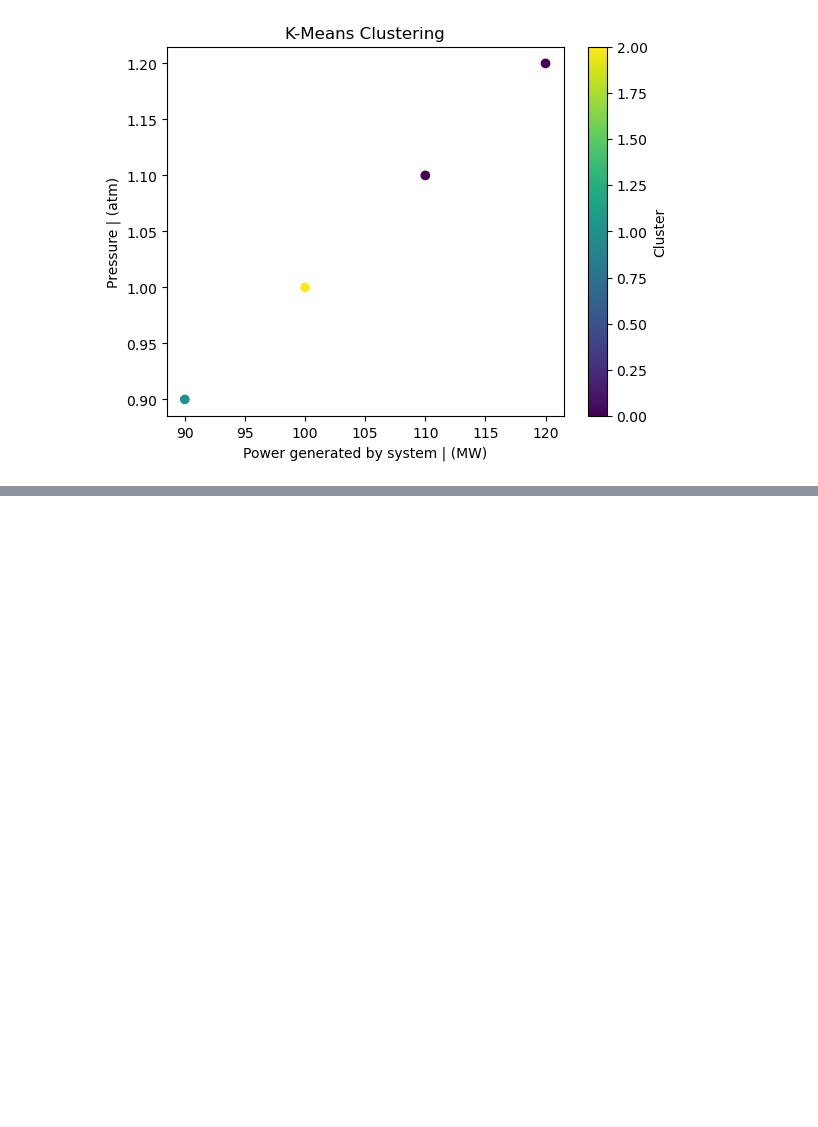
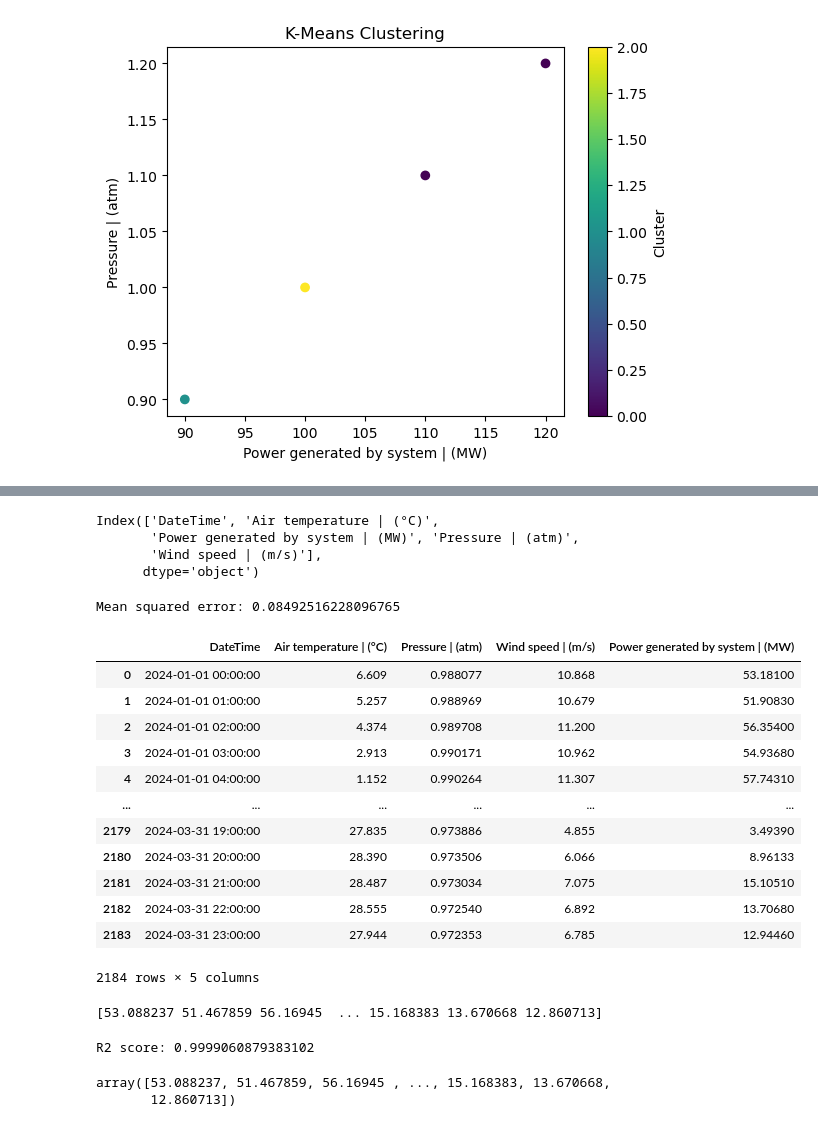
Before and after one commit to rishikesh-revandikar/Team6_sustainability_and_environment, a Jupyter notebook: Hack_2_updated.ipynb, the cells around one changed output, grey strips where cells are left out. Saved outputs shown, nothing was run; the diff lists cells and outputs as text; code cells hidden in the pictures; blank space fills up the shorter version.

```diff
--- a/Hack_2_updated.ipynb
+++ b/Hack_2_updated.ipynb
@@ -117,0 +138,62 @@ plt.show()
+# %%
+df1.columns
+# %% [output]
+Index(['DateTime', 'Air temperature | (°C)',
+       'Power generated by system | (MW)', 'Pressure | (atm)',
+       'Wind speed | (m/s)'],
+      dtype='object')
+# %%
+from sklearn.model_selection import train_test_split
+from sklearn.ensemble import RandomForestRegressor
+
+X = df1[['Air temperature | (°C)', 'Pressure | (atm)', 'Wind speed | (m/s)']]
+y = df1['Power generated by system | (MW)']
+
+X_train, X_test, y_train, y_test = train_test_split(X, y, test_size=0.25, random_state=42)
+
+model = RandomForestRegressor(n_estimators=100, random_state=42)
+
+model.fit(X_train, y_train)
+
+y_pred = model.predict(X_test)
+
+from sklearn.metrics import mean_squared_error
+
+mse = mean_squared_error(y_test, y_pred)
+print(f"Mean squared error: {mse}")
+# %% [output]
+Mean squared error: 0.08492516228096765
+# %%
+mon_3 = pd.read_excel('wind_power_gen_3months_validation_data.xlsx')
+mon_3
+# %% [output]
+|  | DateTime | Air temperature | (°C) | Pressure | (atm) | Wind speed | (m/s) | Power generated by system | (MW) |
+| 0 | 2024-01-01 00:00:00 | 6.609 | 0.988077 | 10.868 | 53.18100 |
+| 1 | 2024-01-01 01:00:00 | 5.257 | 0.988969 | 10.679 | 51.90830 |
+| 2 | 2024-01-01 02:00:00 | 4.374 | 0.989708 | 11.200 | 56.35400 |
+| 3 | 2024-01-01 03:00:00 | 2.913 | 0.990171 | 10.962 | 54.93680 |
+| 4 | 2024-01-01 04:00:00 | 1.152 | 0.990264 | 11.307 | 57.74310 |
+| ... | ... | ... | ... | ... | ... |
+| 2179 | 2024-03-31 19:00:00 | 27.835 | 0.973886 | 4.855 | 3.49390 |
+| 2180 | 2024-03-31 20:00:00 | 28.390 | 0.973506 | 6.066 | 8.96133 |
+| 2181 | 2024-03-31 21:00:00 | 28.487 | 0.973034 | 7.075 | 15.10510 |
+| 2182 | 2024-03-31 22:00:00 | 28.555 | 0.972540 | 6.892 | 13.70680 |
+| 2183 | 2024-03-31 23:00:00 | 27.944 | 0.972353 | 6.785 | 12.94460 |
+2184 rows × 5 columns
+# %%
+X_val = mon_3[['Air temperature | (°C)', 'Pressure | (atm)', 'Wind speed | (m/s)']]
+y_pred_val = model.predict(X_val)
+print(y_pred_val)
+# %% [output]
+[53.088237 51.467859 56.16945  ... 15.168383 13.670668 12.860713]
+# %%
+from sklearn.metrics import r2_score
+r2 = r2_score(mon_3['Power generated by system | (MW)'], y_pred_val)
+print(f"R2 score: {r2}")
+# %% [output]
+R2 score: 0.9999060879383102
+# %%
+y_pred_val
+# %% [output]
+array([53.088237, 51.467859, 56.16945 , ..., 15.168383, 13.670668,
+       12.860713])
```
Also changed, not shown: parts of 9 cells of this notebook.
